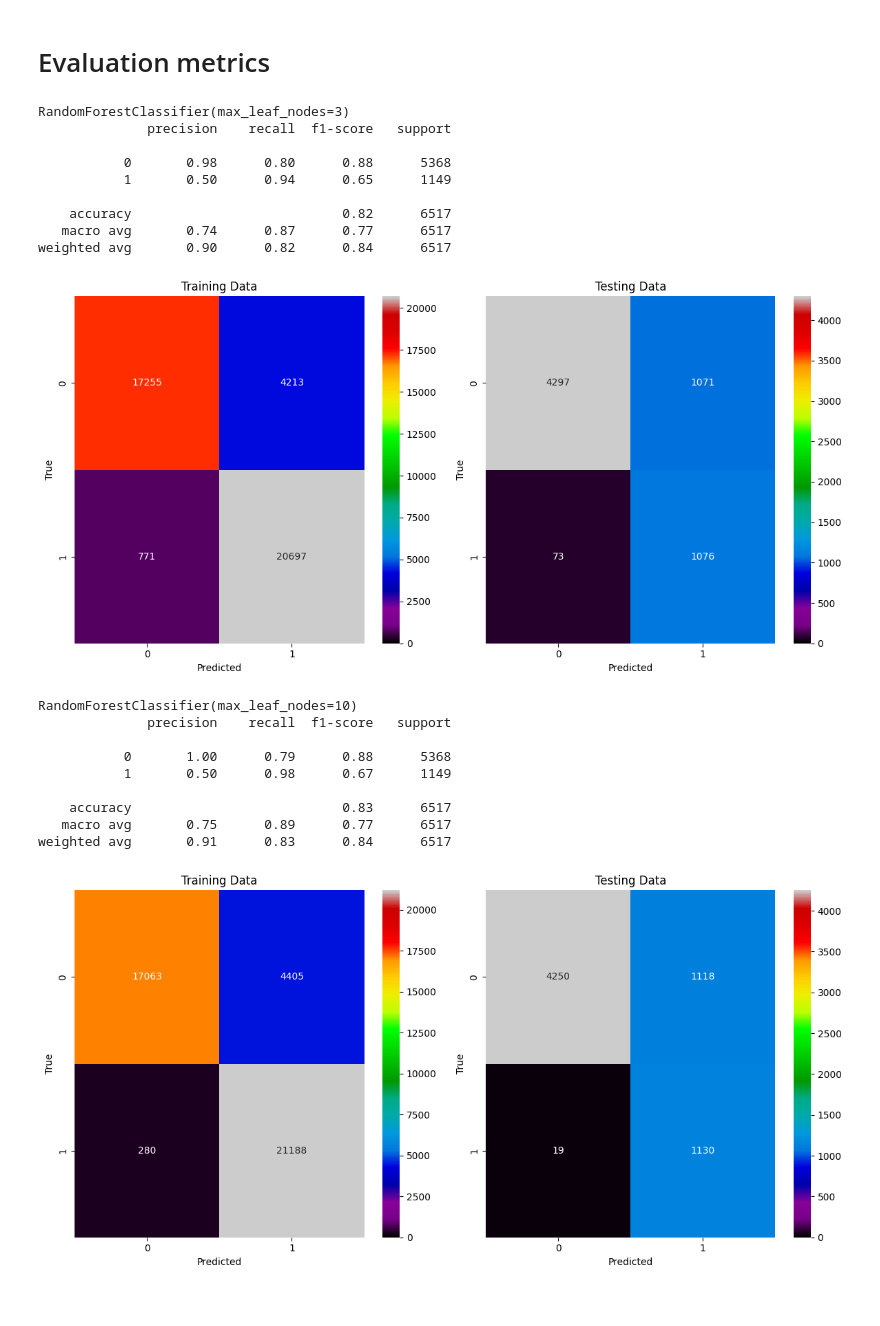
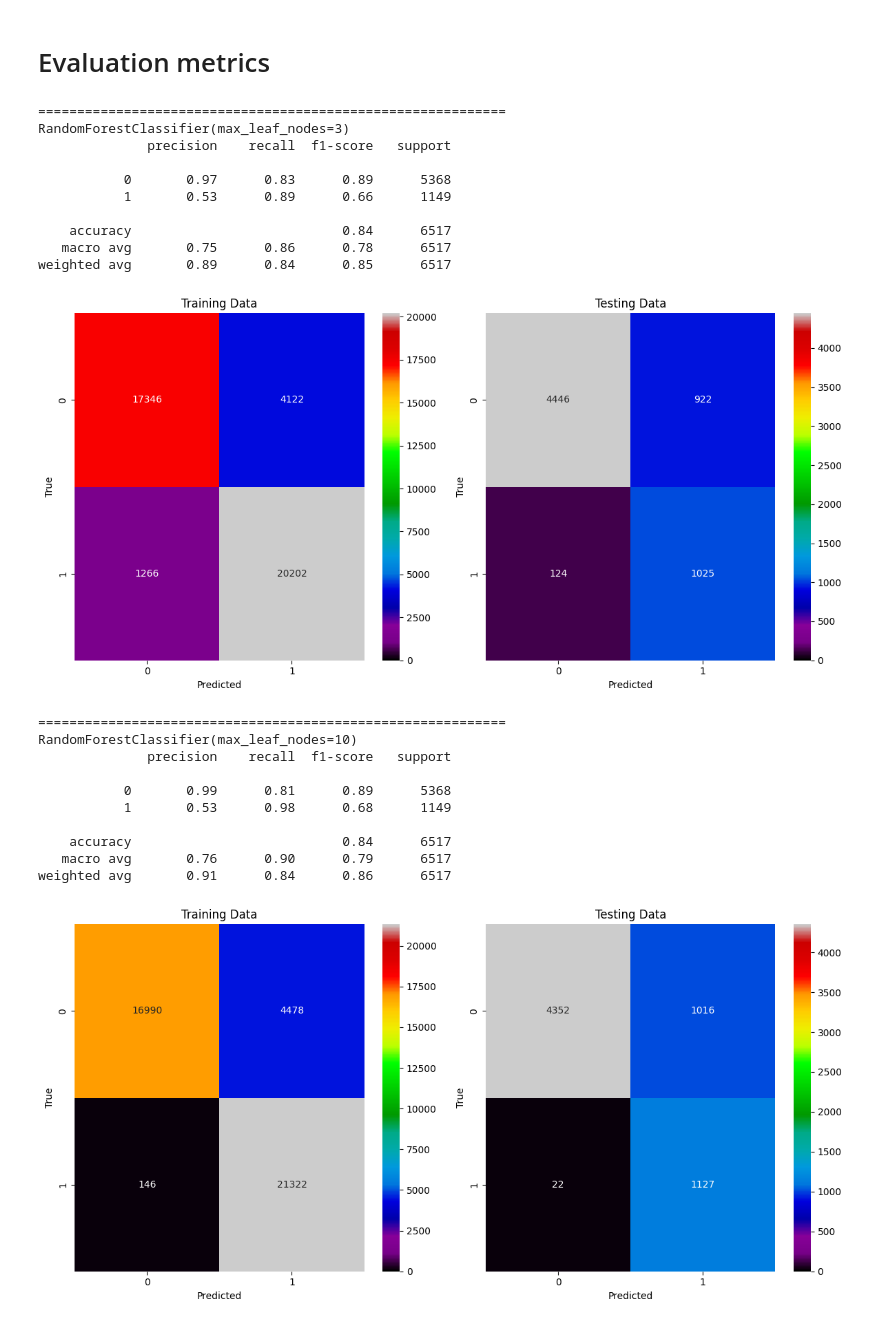
Before and after one commit to isaacadebayo/Predictive_Analytics_and_NLP, a Jupyter notebook: Predictive Modeling/Loan_default_prediction.ipynb, the cells around one changed output. Cells and saved outputs as stored; diff of their text form; code cells hidden in the pictures.

Commit message:
Train split, Scaling, Encoding and PCA
Fixing data leakage

```diff
--- a/Predictive Modeling/Loan_default_prediction.ipynb
+++ b/Predictive Modeling/Loan_default_prediction.ipynb
@@ -170,0 +212,3 @@ y = data['cb_person_default_on_file'].map({'N': 0, 'Y': 1})
+# %%
+data_cat = X.select_dtypes(include= object)
+data_cat.info()
@@ -177,7 +232,16 @@ from sklearn.preprocessing import MinMaxScaler, StandardScaler
 std_scaler = StandardScaler()
 
 # Apply StandardScaler to selected numerical feature columns
-data_num_scaled = pd.DataFrame(std_scaler.fit_transform(data_num), columns=data_num.columns)
-# end
+X_train_num = pd.DataFrame(
+    std_scaler.fit_transform(X_train[data_num.columns]),
+    columns=data_num.columns,
+    index=X_train.index
+)
+X_test_num = pd.DataFrame(
+    std_scaler.transform(X_test[data_num.columns]),   # transform only — no fit
+    columns=data_num.columns,
+    index=X_test.index
+)
+#end
 # %% [markdown]
 # One hot Encoding
@@ -212 +281,4 @@ X.head()
+# %%
+X_train = pd.concat([X_train_num, X_train_cat_enc], axis=1)
+X_test = pd.concat([X_test_num, X_test_cat_enc], axis=1)
 # %%
@@ -295,55 +382,83 @@ models = [
 # Evaluation metrics
 # %%
 from sklearn.metrics import accuracy_score, f1_score, precision_score, recall_score, confusion_matrix, classification_report
+
+results = []
 
 for m in models:
     m.fit(X_train_res, y_train_res)
     y_train_pred = m.predict(X_train_res)
     y_test_pred = m.predict(X_test)
+
+    # Calculate y_prob for the current model within the loop
+    y_prob = m.predict_proba(X_test)[:, 1]
+
+    auprc = average_precision_score(y_test, y_prob)
+    auroc = roc_auc_score(y_test, y_prob)
+    mcc   = matthews_corrcoef(y_test, y_test_pred)
+    f1    = f1_score(y_test, y_test_pred)
+    name  = f"{m.__class__.__name__}(leaves={getattr(m, 'max_leaf_nodes', 'N/A')})"
+
+    results.append({
+        'Model': name,
+        'AUPRC': auprc,
+        'AUROC': auroc,
+        'MCC':   mcc,
+        'F1':    f1,
+    })
+
+    print(f"\n{'='*60}")
 
     print(m)
     print(classification_report(y_test, y_test_pred))
 
     # Compute confusion matrices
     conf_matrix_train = confusion_matrix(y_train_res, y_train_pred)
     conf_matrix_test = confusion_matrix(y_test, y_test_pred)
 
     # Create subplots for side-by-side visualization
     fig, axes = plt.subplots(nrows=1, ncols=2, figsize=(12, 6))
 
     # Plot confusion matrix for training data
     sns.heatmap(conf_matrix_train, annot=True, vmin=0, fmt='d', ax=axes[0], cmap='nipy_spectral')
     axes[0].set_xlabel("Predicted")
     axes[0].set_ylabel("True")
     axes[0].set_title("Training Data")
 
     # Plot confusion matrix for test data
     sns.heatmap(conf_matrix_test, annot=True, vmin=0, fmt='d', ax=axes[1], cmap='nipy_spectral')
     axes[1].set_xlabel("Predicted")
     axes[1].set_ylabel("True")
     axes[1].set_title("Testing Data")
 
     # Show the plots
     plt.tight_layout()
     plt.show()
+
+# ── Model comparison table ────────────────────────────────────────────────────
+results_df = pd.DataFrame(results).sort_values('AUPRC', ascending=False).reset_index(drop=True)
+print("\n=== Model Comparison (sorted by AUPRC) ===")
+print(results_df.to_string(index=False))
 # %% [output]
+============================================================
 RandomForestClassifier(max_leaf_nodes=3)
               precision    recall  f1-score   support
 
-           0       0.98      0.80      0.88      5368
-           1       0.50      0.94      0.65      1149
+           0       0.97      0.83      0.89      5368
+           1       0.53      0.89      0.66      1149
 
-    accuracy                           0.82      6517
-   macro avg       0.74      0.87      0.77      6517
-weighted avg       0.90      0.82      0.84      6517
+    accuracy                           0.84      6517
+   macro avg       0.75      0.86      0.78      6517
+weighted avg       0.89      0.84      0.85      6517
-[figure, old version]
+[figure, new version]
+============================================================
 RandomForestClassifier(max_leaf_nodes=10)
               precision    recall  f1-score   support
 
-           0       1.00      0.79      0.88      5368
-           1       0.50      0.98      0.67      1149
+           0       0.99      0.81      0.89      5368
+           1       0.53      0.98      0.68      1149
 
-    accuracy                           0.83      6517
-   macro avg       0.75      0.89      0.77      6517
-weighted avg       0.91      0.83      0.84      6517
+    accuracy                           0.84      6517
+   macro avg       0.76      0.90      0.79      6517
+weighted avg       0.91      0.84      0.86      6517
-[figure, old version]
+[figure, new version]
```
Also changed, not shown: parts of 34 cells of this notebook.
